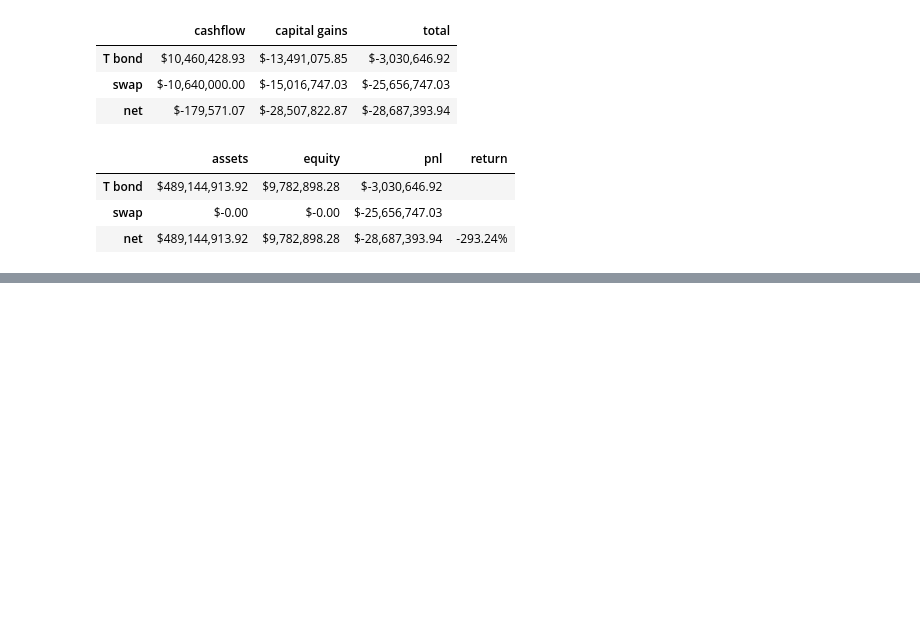
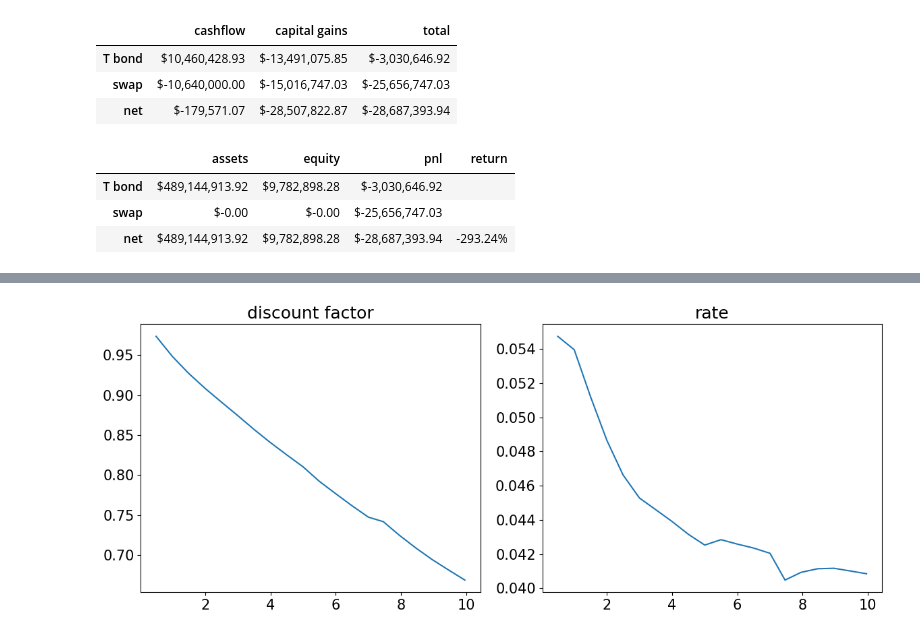
Before and after one commit to nicklewis-16/finm-fixedincome-2024, a Jupyter notebook: reviews/final-exam-hw-questiontypes.ipynb, the cells around one changed output, grey strips where cells are left out. Drawn from its saved outputs; the diff is of its cells as text; code cells hidden in the pictures; blank space fills up the shorter version.

```diff
--- a/reviews/final-exam-hw-questiontypes.ipynb
+++ b/reviews/final-exam-hw-questiontypes.ipynb
@@ -1906,0 +1972,5 @@ capital.style.format({'assets':'${:,.2f}','equity':'${:,.2f}','pnl':'${:,.2f}','
+# %%
+QUOTE_DATE = '2023-08-31'
+filepath = f'../data/select_maturities_{QUOTE_DATE}.xlsx'
+quotes = pd.read_excel(filepath, index_col=0)
+t_date = pd.to_datetime(QUOTE_DATE)
@@ -1906,0 +1984,14 @@ capital.style.format({'assets':'${:,.2f}','equity':'${:,.2f}','pnl':'${:,.2f}','
+# %%
+COMPOUNDING = 2
+
+spot = pd.DataFrame(bootstrap_spot_rates(quotes))
+spot.columns = ['rate']
+spot['discount factor'] = intrate_to_discount(spot['rate'],spot.index,n_compound=COMPOUNDING)
+#Plot discount factor and rate
+fig, ax = plt.subplots(1,2,figsize=(12,5))
+spot['discount factor'].plot(ax=ax[0],title='discount factor')
+spot['rate'].plot(ax=ax[1],title='rate')
+plt.tight_layout()
+plt.show()
+# %% [output]
+[figure, added]
```
Also changed, not shown: parts of 36 cells of this notebook, 1 other file.
